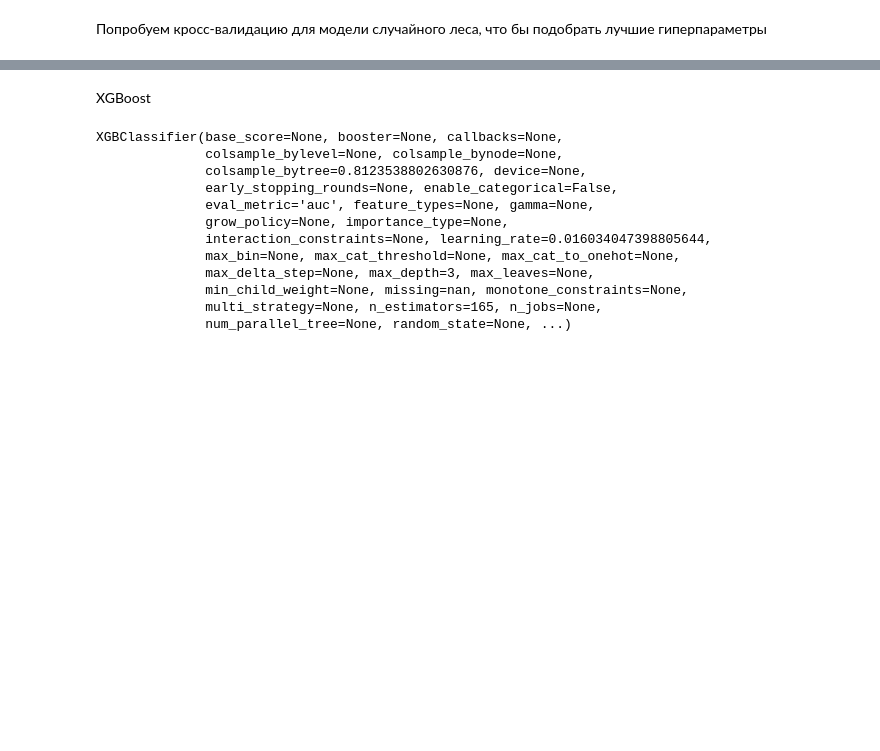
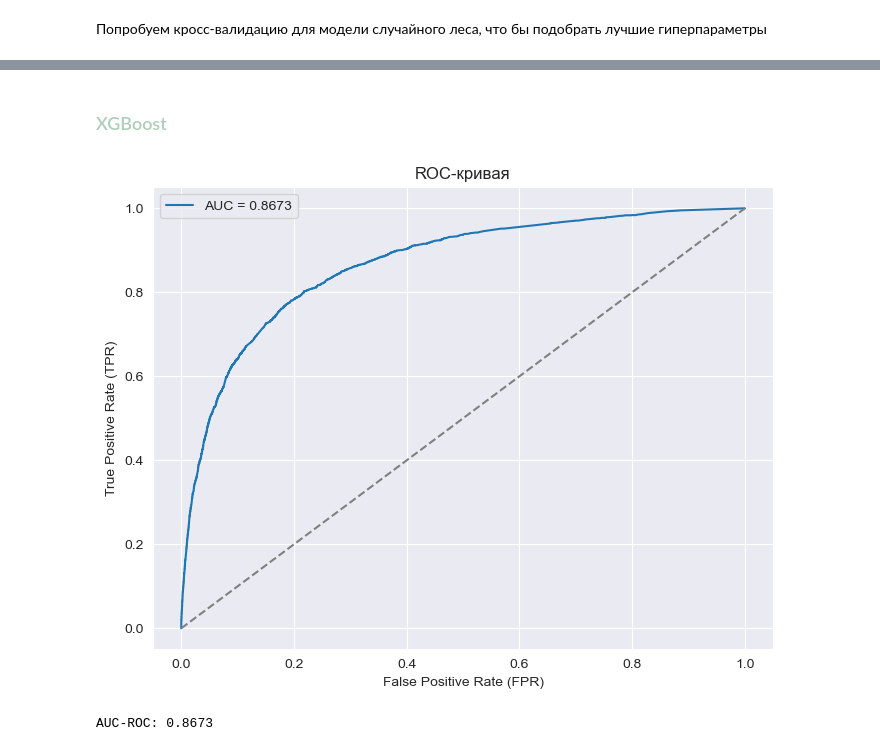
Before and after one commit to st107958/credit_scoring, a Jupyter notebook: credit_csoring.ipynb, the cells around one changed output, grey strips where cells are left out. Cells and saved outputs as stored; diff of their text form; code cells hidden in the pictures; blank space fills up the shorter version.

```diff
--- a/credit_csoring.ipynb
+++ b/credit_csoring.ipynb
@@ -224,31 +223,29 @@ print("Лучшие параметры:", grid_search.best_params_)
 # %% [markdown]
-XGBoost
+### <span style="color:#AFCDBA">XGBoost</span>
 # %%
 model = XGBClassifier(
     scale_pos_weight=1,  # Баланс классов
     eval_metric="auc",
     n_estimators=165,
     max_depth=3,
     learning_rate=0.016034047398805644,
     subsample=0.7675681414781061,
     colsample_bytree=0.8123538802630876,
     reg_alpha=0.9295515807202052,
     reg_lambda=0.17556041585306104,
 )
 model.fit(X_train_processed, y_train)
+
+y_pred = model.predict_proba(X_test_processed)[:,1]
+fpr, tpr, threshold = roc_curve(y_test, y_pred)
+
+auc = roc_auc_score(y_test, y_pred)
+draw_roc_curve(fpr, tpr, auc)
+
+print(f"AUC-ROC: {auc:.4f}")
 # %% [output]
+[figure, added]
-XGBClassifier(base_score=None, booster=None, callbacks=None,
-              colsample_bylevel=None, colsample_bynode=None,
-              colsample_bytree=0.8123538802630876, device=None,
-              early_stopping_rounds=None, enable_categorical=False,
-              eval_metric='auc', feature_types=None, gamma=None,
-              grow_policy=None, importance_type=None,
-              interaction_constraints=None, learning_rate=0.016034047398805644,
-              max_bin=None, max_cat_threshold=None, max_cat_to_onehot=None,
-              max_delta_step=None, max_depth=3, max_leaves=None,
-              min_child_weight=None, missing=nan, monotone_constraints=None,
-              multi_strategy=None, n_estimators=165, n_jobs=None,
-              num_parallel_tree=None, random_state=None, ...)
+AUC-ROC: 0.8673
 # %%
 param_dist = {
     "n_estimators": randint(100, 500),
```
Also changed, not shown: parts of 33 cells of this notebook, 1 other file.
